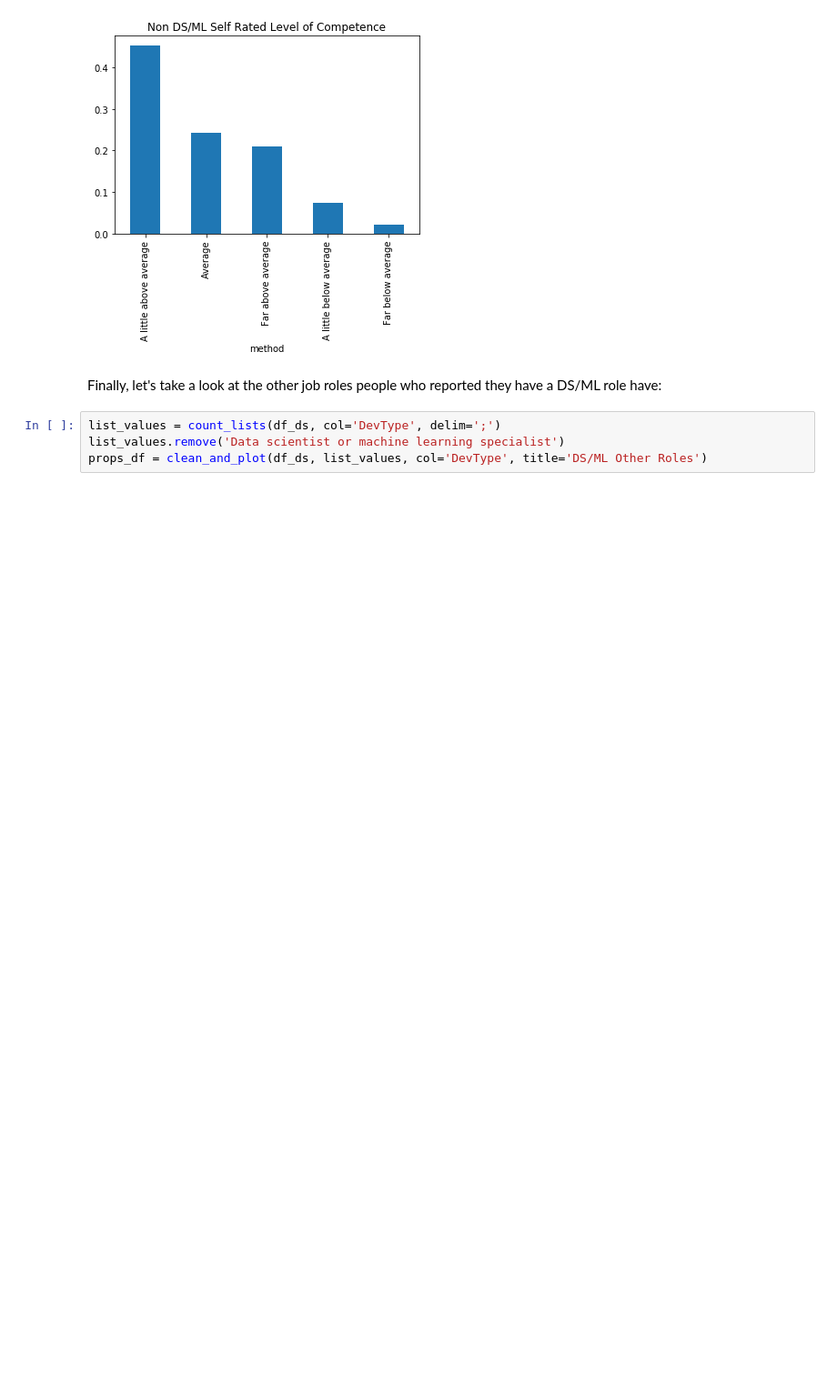
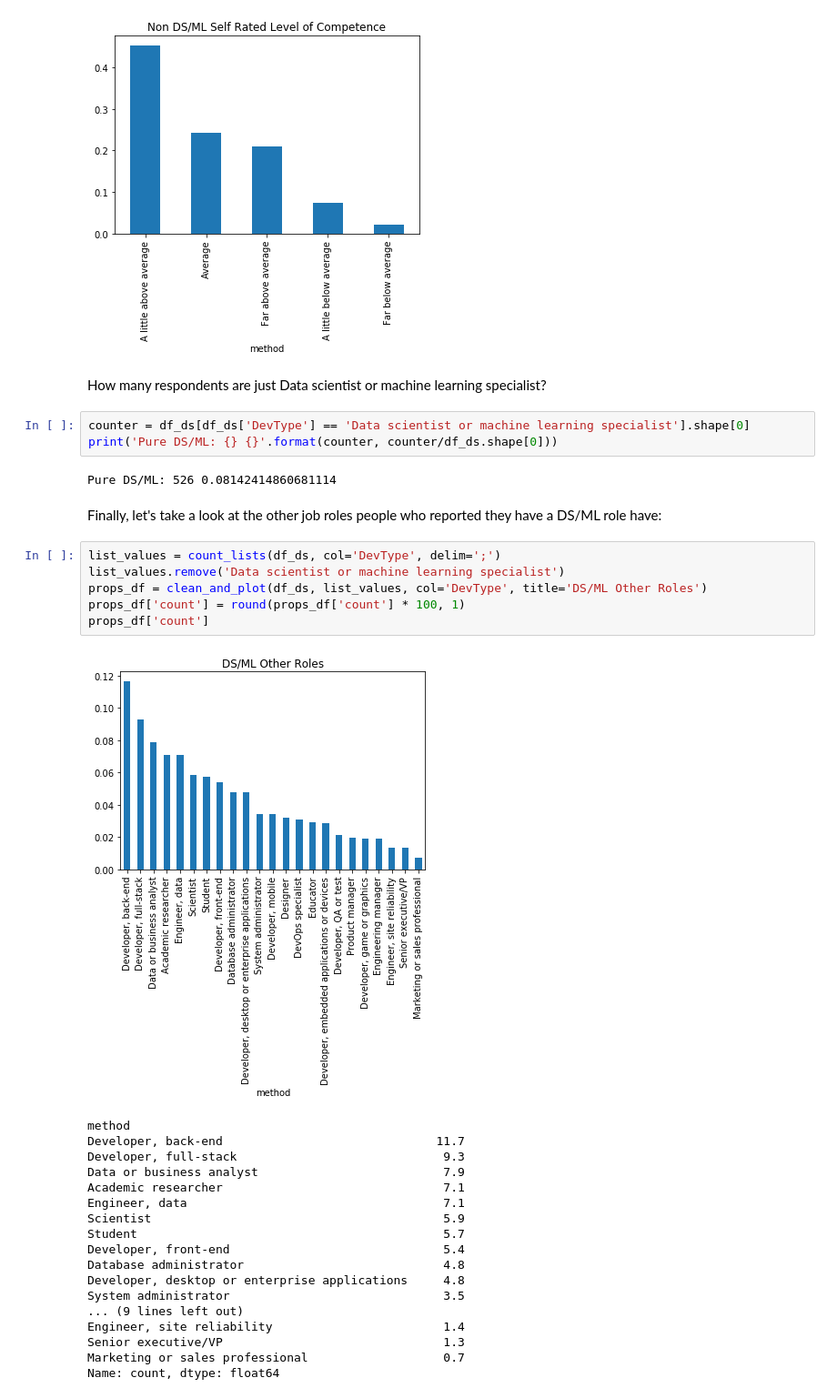
Before and after one commit to lilleboe/stackoverflow_research, a Jupyter notebook: research.ipynb, the cells around one changed output. Shown at 91% size. Drawn from its saved outputs; the diff is of its cells as text; blank space fills up the shorter version.

```diff
--- a/research.ipynb
+++ b/research.ipynb
@@ -331,12 +385,40 @@ list_values = count_lists(df_non_ds, col='ImpSyn', delim=';')
 props_df = clean_and_plot(df_non_ds, list_values, col='ImpSyn', title='Non DS/ML Self Rated Level of Competence')
 # %% [output]
 [figure]
+# %% [markdown]
+How many respondents are just Data scientist or machine learning specialist?
+# %%
+counter = df_ds[df_ds['DevType'] == 'Data scientist or machine learning specialist'].shape[0]
+print('Pure DS/ML: {} {}'.format(counter, counter/df_ds.shape[0]))
+# %% [output]
+Pure DS/ML: 526 0.08142414860681114
 # %% [markdown]
 Finally, let's take a look at the other job roles people who reported they have a DS/ML role have:
 # %%
 list_values = count_lists(df_ds, col='DevType', delim=';')
 list_values.remove('Data scientist or machine learning specialist')
 props_df = clean_and_plot(df_ds, list_values, col='DevType', title='DS/ML Other Roles')
+props_df['count'] = round(props_df['count'] * 100, 1)
+props_df['count']
+# %% [output]
+[figure, added]
+method
+Developer, back-end                              11.7
+Developer, full-stack                             9.3
+Data or business analyst                          7.9
+Academic researcher                               7.1
+Engineer, data                                    7.1
+Scientist                                         5.9
+Student                                           5.7
+Developer, front-end                              5.4
+Database administrator                            4.8
+Developer, desktop or enterprise applications     4.8
+System administrator                              3.5
+... (9 lines left out)
+Engineer, site reliability                        1.4
+Senior executive/VP                               1.3
+Marketing or sales professional                   0.7
+Name: count, dtype: float64
 # %%
 list_values = count_lists(df_non_ds, col='DevType', delim=';')
 props_df = clean_and_plot(df_non_ds, list_values, col='DevType', title='Non DS/ML Other Roles')
```
Also changed, not shown: parts of 8 cells of this notebook, 2 other files.
